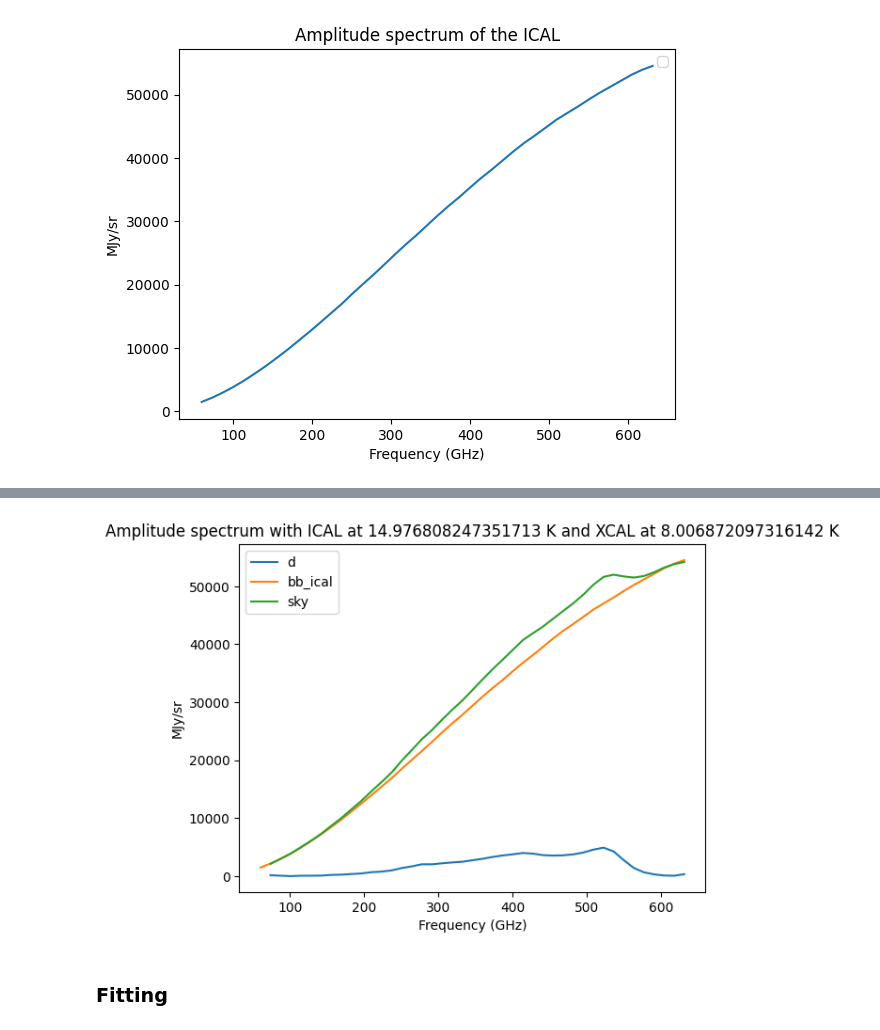
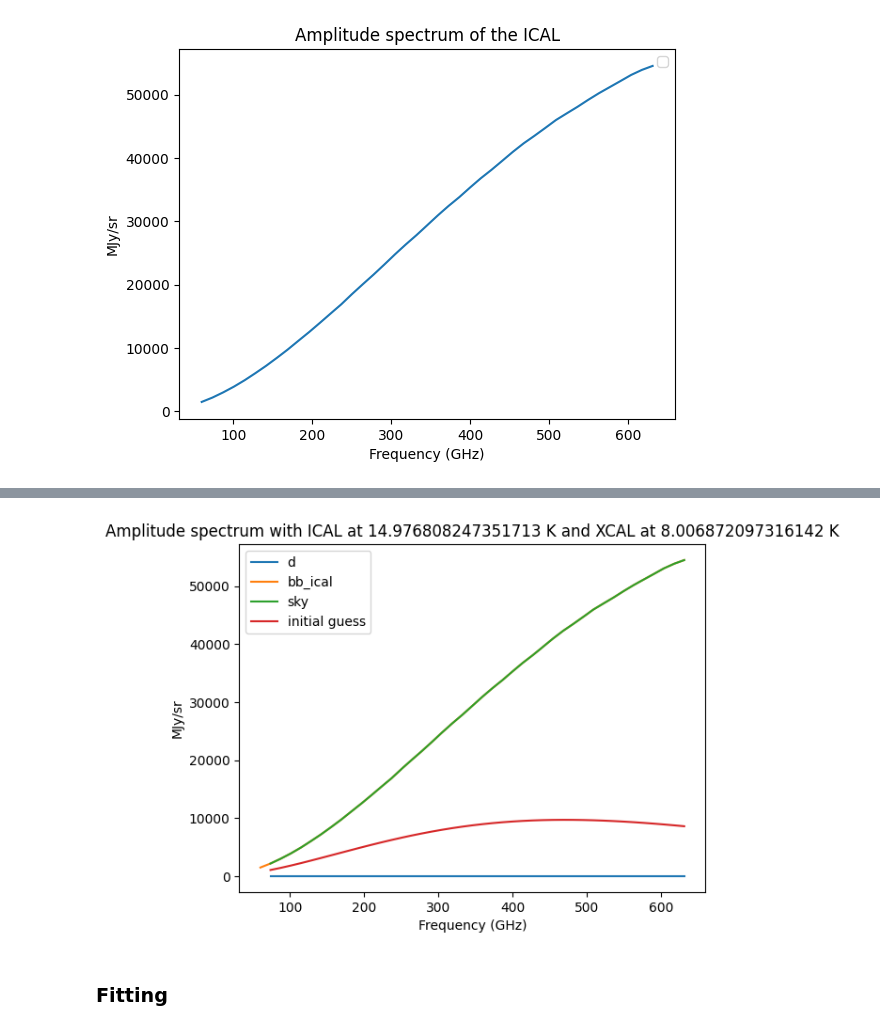
Before and after one commit to Cosmoglobe/FIRAS-Pass5, a Jupyter notebook: commander3/todscripts/firas/src/eda/produce_spectra.ipynb, the cells around one changed output, grey strips where cells are left out. Drawn from its saved outputs; the diff is of its cells as text; code cells hidden in the pictures.

```diff
--- a/commander3/todscripts/firas/src/eda/produce_spectra.ipynb
+++ b/commander3/todscripts/firas/src/eda/produce_spectra.ipynb
@@ -33,7 +33,7 @@ gmt = b'1989-12-20 23:46:11' # xcal in, ical 15K, xcal 8K
 
 # get ifgs from cleaned data
 # data = h5py.File("./../../data/df_v11.h5", "r")
-data = h5py.File("/mn/stornext/u3/duncanwa/Commander_debugging/commander3/todscripts/firas/data/df_v11.h5", "r")
+data = h5py.File("/mn/stornext/u3/aimartin/d5/firas-reanalysis/Commander/commander3/todscripts/firas/data/df_v12.h5", "r")
 
 # get id of the given gmt
 idx = list(data["df_data/gmt"]).index(gmt)
@@ -497,6 +540,7 @@ fac_erg_to_mjy = 1.0e8 / fac_icm_ghz
 
 d = d * fac_erg_to_mjy
 d = d.value * u.MJy / u.sr
+d_save = d
 # %% [markdown]
 todo: recheck this?
 # %%
@@ -539,0 +581,9 @@ sky = - d*1e-10 - bb_ical / otf[:43]
+# %%
+scale = 1e-9
+d = d_save * scale
+
+sky = d - bb_ical / otf[:43]
+
+if data['df_data/xcal'][idx] < data['df_data/ical'][idx]:
+    print("XCAL < ICAL")
+    sky = (-1) * sky
@@ -539,0 +592,7 @@ sky = - d*1e-10 - bb_ical / otf[:43]
+# %%
+def blackbody_model(frequency, temperature):
+    bb = BlackBody(temperature * u.K)
+    return bb(frequency).to("MJy sr-1").value
+
+p0 = [8]
+bounds = [(0, 26)]
@@ -540,13 +605,14 @@ sky = - d*1e-10 - bb_ical / otf[:43]
 # %%
-plt.plot(f[:43], np.abs(d * 1e-10), label="d")
+plt.plot(f[:43], np.abs(d), label="d")
 plt.plot(f[:43], np.abs(bb_ical / otf[:43]), label="bb_ical")
 plt.plot(f[:43], np.abs(sky), label="sky") # plotting the amplitude spectrum
+plt.plot(f[1:43], blackbody_model(f[1:43], p0[0]), label="initial guess")
 plt.xlabel("Frequency (GHz)")
 plt.ylabel("MJy/sr")
 plt.title(f"Amplitude spectrum with ICAL at {data["df_data/ical"][idx]} K and XCAL at {data["df_data/xcal"][idx]} K")
 plt.legend()
 plt.show()
 # %% [output]
-[figure, old version]
+[figure, new version]
 # %% [markdown]
 ### Fitting
```
Also changed, not shown: parts of 16 cells of this notebook.
